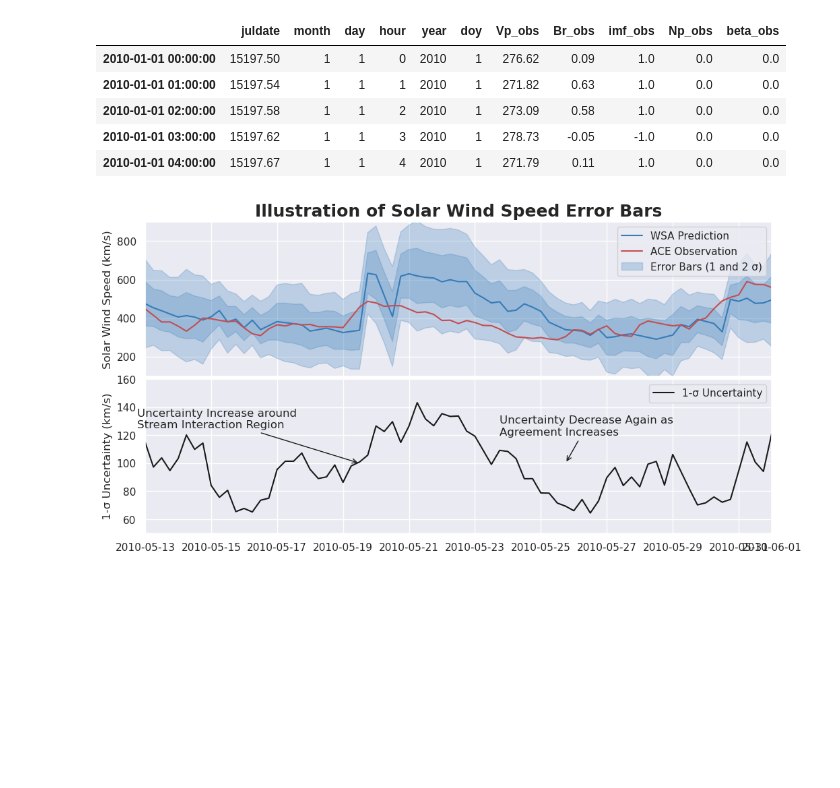
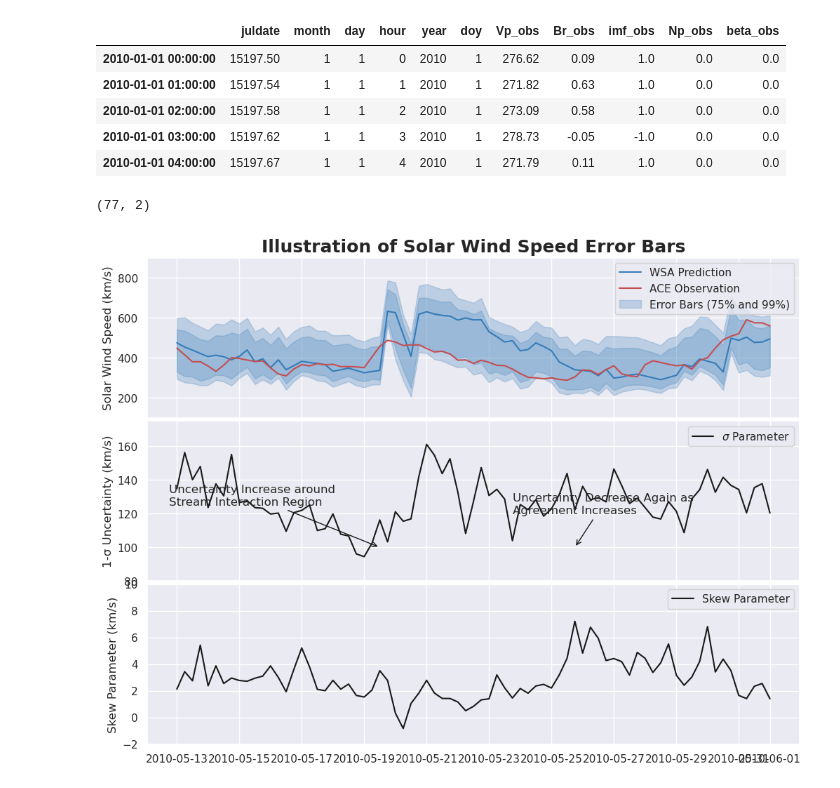
Before and after one commit to ddasilva/wsa_knn_uncertainty_v2, a Jupyter notebook: notebooks/Error Bar Illustration.ipynb, the cells around one changed output. Cells and saved outputs as stored; diff of their text form; code cells hidden in the pictures; blank space fills up the shorter version.

```diff
--- a/notebooks/Error Bar Illustration.ipynb
+++ b/notebooks/Error Bar Illustration.ipynb
@@ -8,12 +10,15 @@ import seaborn as sns
 
 sns.set()
+# %%
+time_range = (pd.Timestamp('2010-05-13 0:00:00'), pd.Timestamp('2010-06-01 00:00:00'))
 # %%
-df_dataset = pd.read_csv('../data/processed/method2/k35/delta_window4/processed_daysahead3_R000.csv', index_col='current_time')
-df_dataset.index = pd.to_datetime(df_dataset.index)
+# Read from Disk
+df_dataset = pd.read_csv('../data/processed/test/processed_daysahead3_R000.csv')
+df_dataset.forward_time = pd.to_datetime(df_dataset.forward_time)
 
-for col in df_dataset.columns:
-    if 'time' in col:
-        df_dataset[col] = pd.to_datetime(df_dataset[col])
+# Subset
+df_dataset = df_dataset[df_dataset.forward_time.between(*time_range)]
 
+# Print
 df_dataset.head()
 # %% [output]
@@ -42,53 +45,79 @@ df_obs.head()
 | 2010-01-01 02:00:00 | 15197.58 | 1 | 1 | 2 | 2010 | 1 | 273.09 | 0.58 | 1.0 | 0.0 | 0.0 |
 | 2010-01-01 03:00:00 | 15197.62 | 1 | 1 | 3 | 2010 | 1 | 278.73 | -0.05 | -1.0 | 0.0 | 0.0 |
 | 2010-01-01 04:00:00 | 15197.67 | 1 | 1 | 4 | 2010 | 1 | 271.79 | 0.11 | 1.0 | 0.0 | 0.0 |
+# %%
+err1 = []
+err2 = []
+
+for _, row in df_dataset.iterrows():
+    dist = skewnorm(row.forward_skew, loc=row.forward_Vp_pred + row.forward_mean, scale=row.forward_sigma)
+    err1.append(dist.interval(.75))
+    err2.append(dist.interval(.99))
+
+err1 = np.array(err1)
+err2 = np.array(p75)
+err1.shape
+# %% [output]
+(77, 2)
 # %%
 blue_color = '#367cb9'
 red_color = 'r'
 black_color= 'k'
-fig, axes = plt.subplots(2, 1, sharex=True, figsize=(12, 6))
+fig, axes = plt.subplots(3, 1, sharex=True, figsize=(12, 9))
 
-time_col = 'forward_time'
-pred_col = 'forward_Vp_pred'
-obs_col = 'forward_Vp_obs'
-sigma_col = 'forward_sigma'
-
+# Error Bars ------------------------------
 ax = axes[0]
-ax.plot(df_dataset[time_col], df_dataset[pred_col], color=blue_color, label='WSA Prediction')
-ax.plot(df_dataset[time_col], df_dataset[obs_col], color=red_color, label='ACE Observation')
-ax.fill_between(df_dataset[time_col], df_dataset[pred_col] - df_dataset[sigma_col], df_dataset[pred_col] + df_dataset[sigma_col], alpha=0.25, color=blue_color, label='Error Bars (1 and 2 σ)')
-ax.fill_between(df_dataset[time_col], df_dataset[pred_col] - 2 * df_dataset[sigma_col], df_dataset[pred_col] + 2 * df_dataset[sigma_col], alpha=0.25, color=blue_color)
+ax.plot(df_dataset['forward_time'], df_dataset['forward_Vp_pred'], color=blue_color, label='WSA Prediction')
+ax.plot(df_dataset['forward_time'], df_dataset['forward_Vp_obs'], color=red_color, label='ACE Observation')
+ax.fill_between(df_dataset['forward_time'],
+                p50[:, 0],
+                p50[:, 1],
+                alpha=0.25, color=blue_color, label='Error Bars (75% and 99%)')
+ax.fill_between(df_dataset['forward_time'],
+                p75[:, 0],
+                p75[:, 1],
+                alpha=0.25, color=blue_color)
 ax.set_ylabel('Solar Wind Speed (km/s)')
 ax.set_yticks([200, 400, 600, 800])
 ax.set_ylim(100, 900)
 
+# Sigma Parameter ------------------------------
 ax = axes[1]
-ax.plot(df_dataset[time_col], df_dataset[sigma_col], color=black_color, label='1-σ Uncertainty')
+ax.plot(df_dataset['forward_time'], df_dataset['forward_sigma'], color=black_color, label=r'$\sigma$ Parameter')
 ax.set_ylabel('1-σ Uncertainty (km/s)')
-ax.set_ylim(50, 160)
+ax.set_ylim(80, 175)
 #ax.set_yticks([75, 100, 125])
 
 ax.annotate("Uncertainty Decrease Again as\nAgreement Increases",
             xytext=(pd.Timestamp('2010-05-23 18:00:00'), 120),
             xy=(pd.Timestamp('2010-05-25 18:00:00'), 100),
             arrowprops=dict(arrowstyle="->", color='k'))
 
 ax.annotate("Uncertainty Increase around\nStream Interaction Region",
             xytext=(pd.Timestamp('2010-05-12 18:00:00'), 125),
             xy=(pd.Timestamp('2010-05-19 12:00:00'), 100),
             arrowprops=dict(arrowstyle="->", color='k'))
 
+# Skew Parameter ------------------------------
+ax = axes[2]
+ax.plot(df_dataset['forward_time'], df_dataset['forward_skew'], color=black_color, label='Skew Parameter')
+ax.set_ylabel('Skew Parameter (km/s)')
+ax.set_ylim(-2, 10)
+#ax.set_yticks([75, 100, 125])
+
+
+
 for ax in axes:
     ax.legend()
 
 #i = 500
 #print(repr((df_dataset.index[i], df_dataset.index[i + 100])))
 #    ax.set_xlim(df_dataset.index[i], df_dataset.index[i + 100])
 
 #plt.xlim(pd.Timestamp('2010-02-25 18:00:00'), pd.Timestamp('2010-03-22 18:00:00'))
-axes[0].set_xlim((pd.Timestamp('2010-05-13 0:00:00'), pd.Timestamp('2010-06-01 00:00:00')))
+axes[0].set_xlim()
 axes[0].set_title('Illustration of Solar Wind Speed Error Bars', fontweight='bold', fontsize=18)
 plt.subplots_adjust(wspace=0.4, hspace=0.02)
 plt.savefig('../plots/error_bar_illustration.png', dpi=300)
 # %% [output]
-[figure, old version]
+[figure, new version]
```
Also changed, not shown: parts of 3 cells of this notebook, 8 other files.
